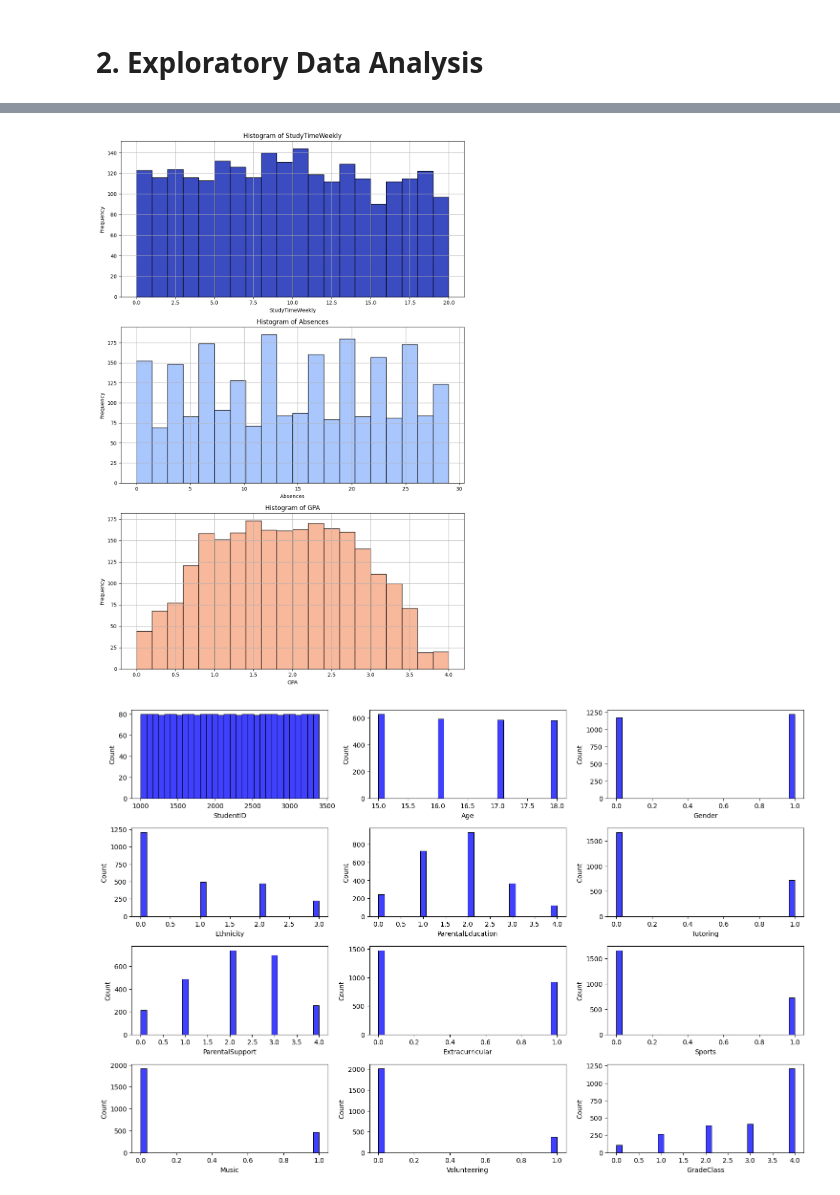
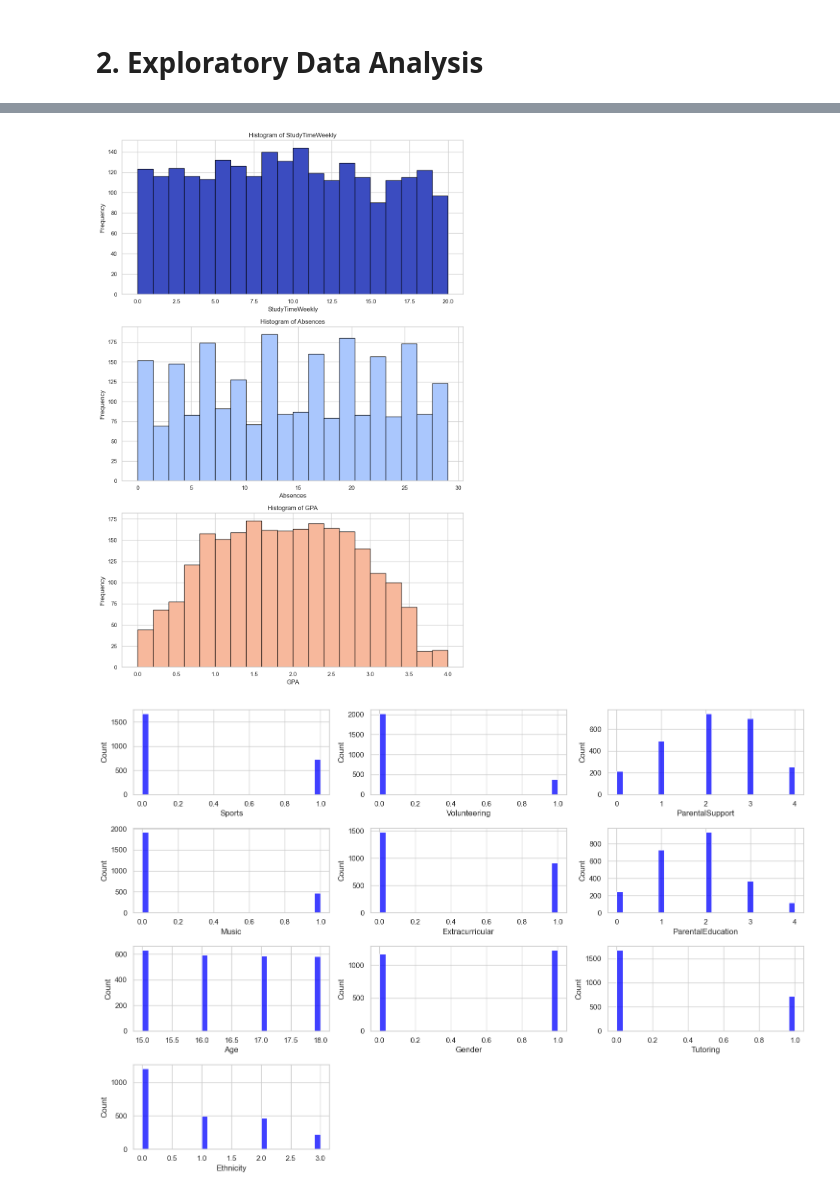
Before and after one commit to erykmoszkowicz/ML_Classification_Project, a Jupyter notebook: student.ipynb, the cells around one changed output, grey strips where cells are left out. Saved outputs shown, nothing was run; the diff lists cells and outputs as text; code cells hidden in the pictures.

```diff
--- a/student.ipynb
+++ b/student.ipynb
@@ -97,41 +97,41 @@ memory usage: 280.4 KB
 | 75% | 2794.250000 | 17.000000 | 1.000000 | 2.000000 | 2.000000 | 14.408410 | 22.000000 | 1.000000 | ... |
 | max | 3392.000000 | 18.000000 | 1.000000 | 3.000000 | 4.000000 | 19.978094 | 29.000000 | 1.000000 | ... |
 # %%
-#Creating histograms for categorical variables
-categorical_variables = ['StudyTimeWeekly', 'Absences', 'GPA']
+#Creating histograms for numerical
 
+numerical_variables = ['StudyTimeWeekly', 'Absences', 'GPA']
 cmap = plt.get_cmap('coolwarm')
 
-fig, axes = plt.subplots(nrows=len(categorical_variables), ncols=1, figsize=(10, 15))
+fig, axes = plt.subplots(nrows=len(numerical_variables), ncols=1, figsize=(10, 15))
 
-for i, col in enumerate(categorical_variables):
+for i, col in enumerate(numerical_variables):
     ax = axes[i]
-    df[col].plot(kind='hist', ax=ax, bins=20, edgecolor='black', color=cmap(i / len(categorical_variables)))
+    df[col].plot(kind='hist', ax=ax, bins=20, edgecolor='black', color=cmap(i / len(numerical_variables)))
     ax.set_title(f'Histogram of {col}')
     ax.set_xlabel(col)
     ax.set_ylabel('Frequency')
     ax.grid(True)
 
 plt.tight_layout()
 plt.show()
 
-#Creating histograms for numerical variables
-numerical_variables = df.columns[~df.columns.isin(categorical_variables)]
+#Creating histograms for categorical variables
 
-num_plots = len(numerical_variables)
+categorical_variables = ['Sports', 'Volunteering', 'ParentalSupport', 'Music', 'Extracurricular', 'ParentalEducation', 'Age', 'Gender', 'Tutoring', 'Ethnicity']
+
+num_plots = len(categorical_variables)
 num_cols = 3
 num_rows = (num_plots - 1) // num_cols + 1
 
 plt.figure(figsize=(15, 10))
 
-for i, col in enumerate(numerical_variables, start=1):
+for i, col in enumerate(categorical_variables, start=1):
     plt.subplot(num_rows, num_cols, i)
     sns.histplot(df[col], kde=False, color='blue', bins=30)
 
 
 plt.tight_layout()
-plt.show()
 # %% [output]
-[figure, old version]
+[figure, new version]
-[figure, old version]
+[figure, new version]
 # %%
```
Also changed, not shown: parts of 7 cells of this notebook.
